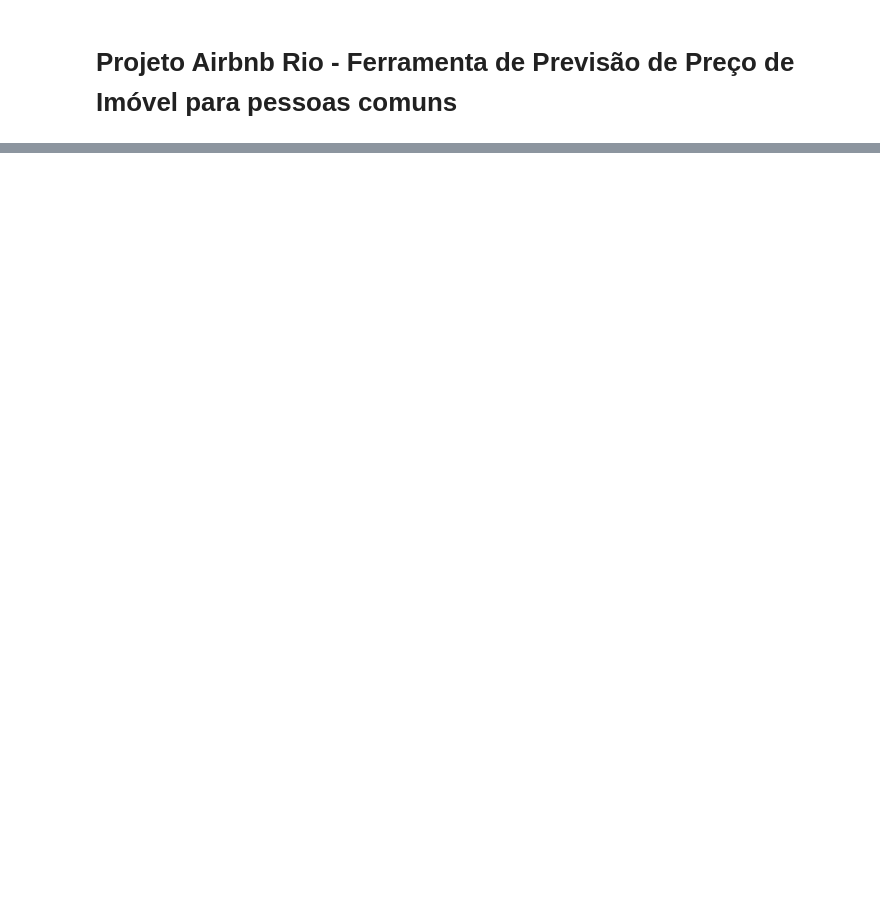
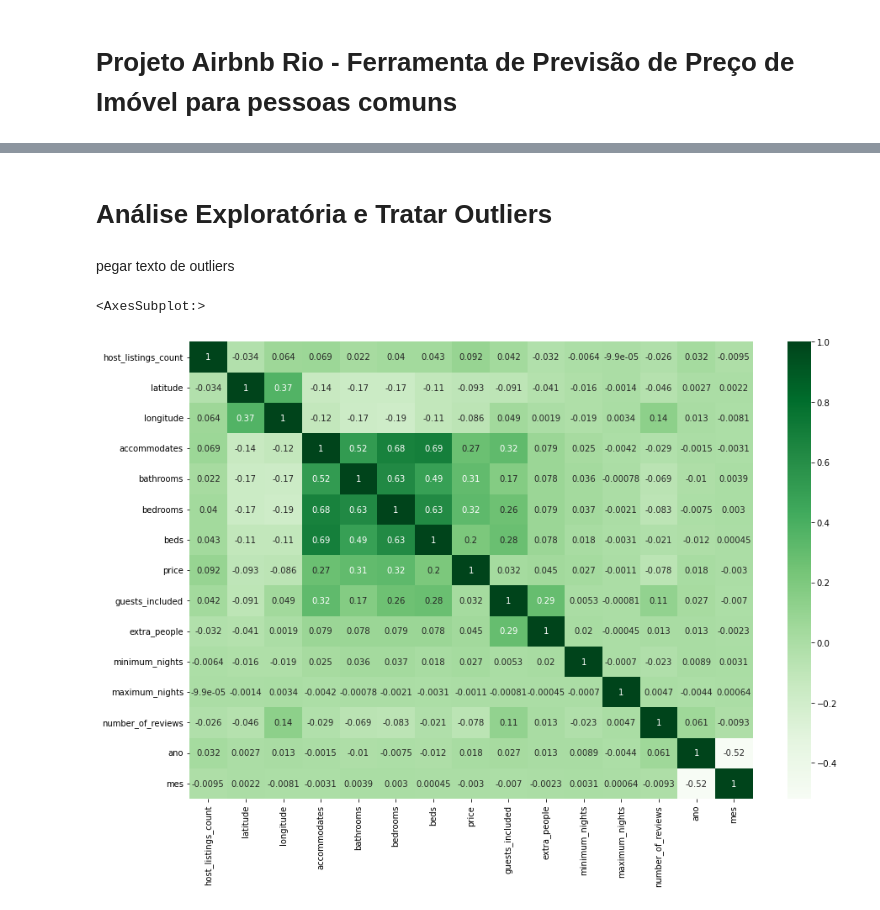
Before and after one commit to Carolinefcg/Python_Fundamentals, a Jupyter notebook: 3. Projeto DS - Airbnb Rio.ipynb, the cells around one changed output, grey strips where cells are left out. Cells and saved outputs as stored; diff of their text form; code cells hidden in the pictures; blank space fills up the shorter version.

```diff
--- a/3. Projeto DS - Airbnb Rio.ipynb
+++ b/3. Projeto DS - Airbnb Rio.ipynb
@@ -111,0 +195,3 @@ teste3.head(3)
+# %%
+base_airbnb = base_airbnb.loc[:, select_colunas]
+base_airbnb.head(2)
@@ -111,0 +225,5 @@ teste3.head(3)
+# %%
+for coluna in base_airbnb:
+    if base_airbnb[coluna].isnull().sum() > 300000:
+        base_airbnb = base_airbnb.drop(coluna, axis= 1)
+print(base_airbnb.isnull().sum())
@@ -111,0 +272,12 @@ teste3.head(3)
+# %%
+# mudando os tipos de price
+base_airbnb['price'] = base_airbnb['price'].str.replace('$', '')
+base_airbnb['price'] = base_airbnb['price'].str.replace(',', '')
+base_airbnb['price'] = base_airbnb['price'].astype(np.float32 # float32 ocupa menos espaço na memória
+                                      ,copy = False) # vai mudar esse objeto pandas, não vai criar uma cópia
+# %%
+# mudando os tipos de extra_people
+base_airbnb['extra_people'] = base_airbnb['extra_people'].str.replace('$', '')
+base_airbnb['extra_people'] = base_airbnb['extra_people'].str.replace(',', '')
+base_airbnb['extra_people'] = base_airbnb['extra_people'].astype(np.float32 # float32 ocupa menos espaço na memória
+                                      ,copy = False) # vai mudar esse objeto pandas, não vai criar uma cópia
@@ -111,0 +286,10 @@ teste3.head(3)
+# %% [markdown]
+# Análise Exploratória e Tratar Outliers
+# %% [markdown]
+pegar texto de outliers
+# %%
+plt.figure(figsize = (15, 10))
+sns.heatmap(base_airbnb.corr(), annot=True, cmap = 'Greens')
+# %% [output]
+<AxesSubplot:>
+[figure, added]
```
Also changed, not shown: parts of 54 cells of this notebook.
